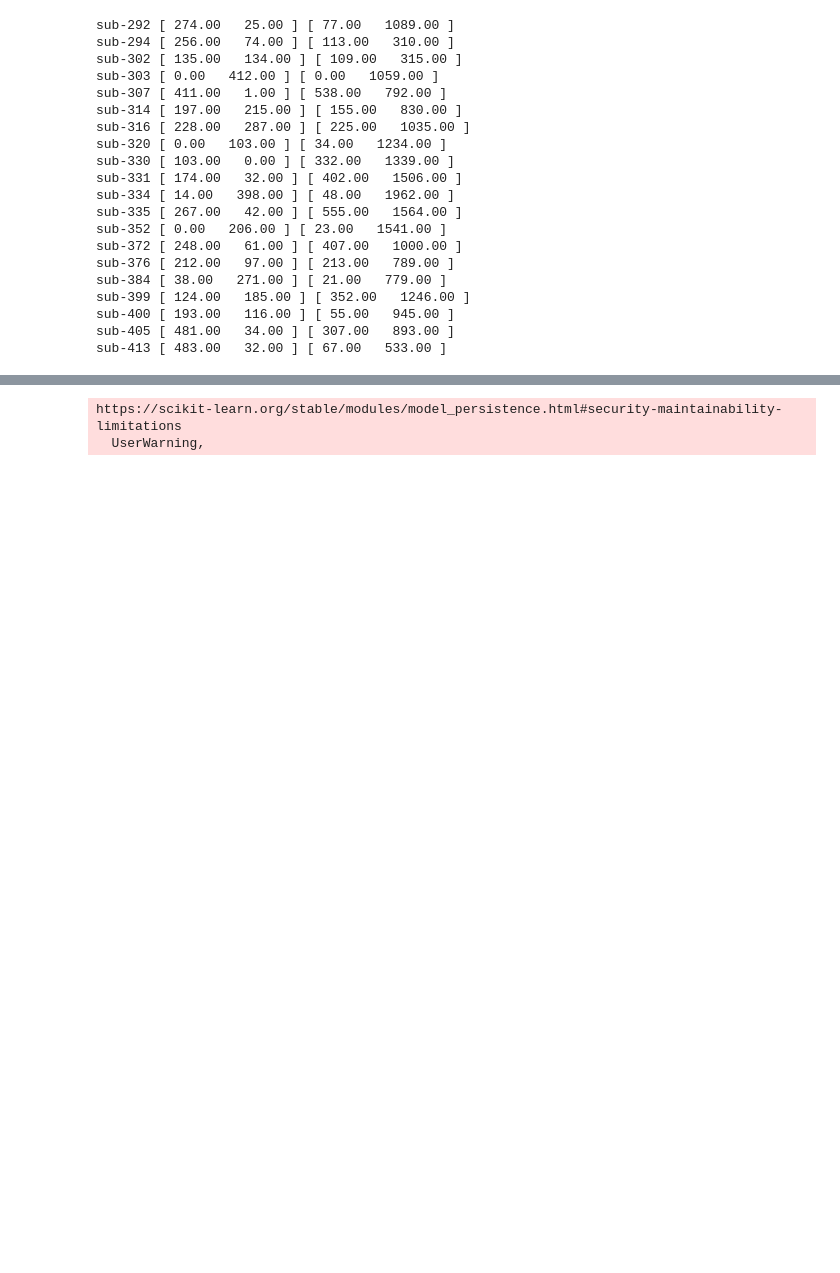
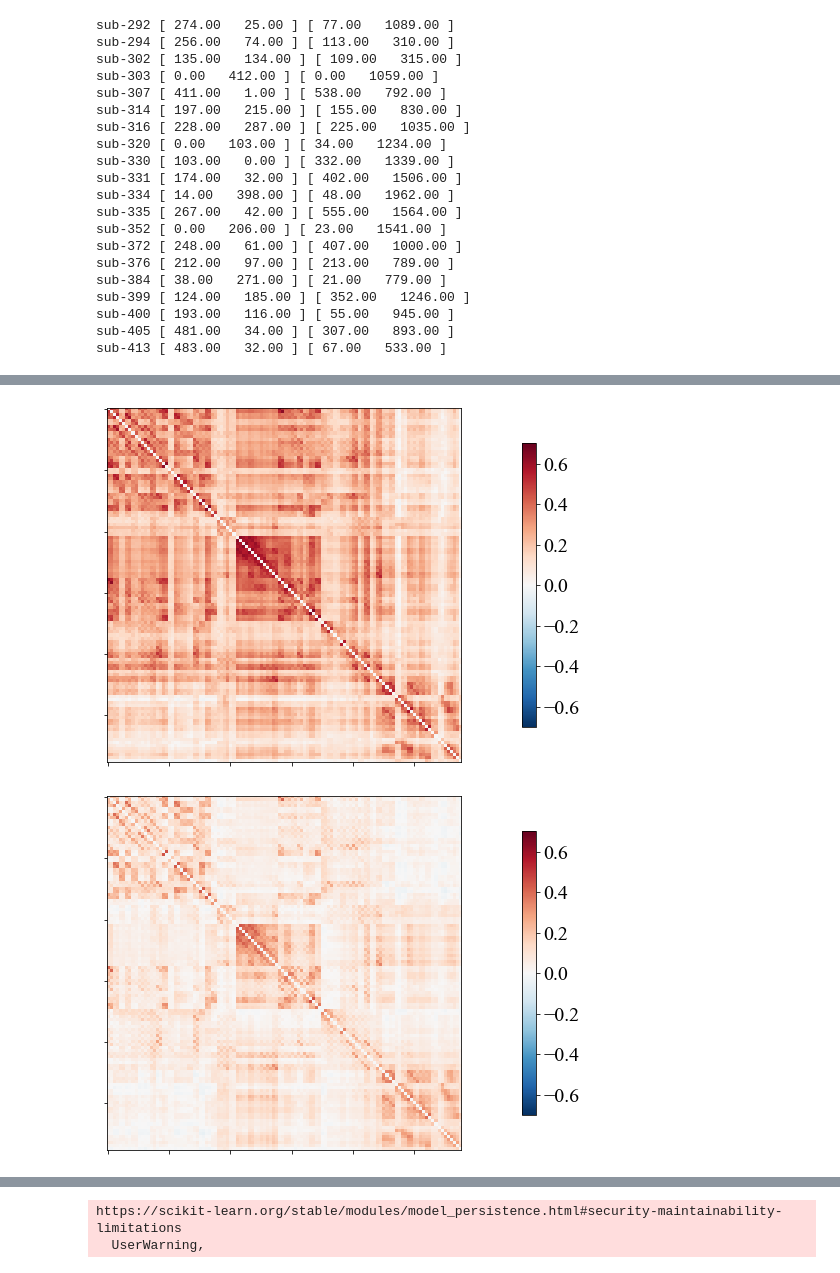
Before and after one commit to miracleXL/es-fmri, a Jupyter notebook: state_analysis.ipynb, the cells around one changed output, grey strips where cells are left out. Saved outputs shown, nothing was run; the diff lists cells and outputs as text; code cells hidden in the pictures; blank space fills up the shorter version.

```diff
--- a/state_analysis.ipynb
+++ b/state_analysis.ipynb
@@ -128 +153,15 @@ for i, fc in enumerate(centroids_postop):
+# %%
+# 聚类中心
+for i, state in enumerate(km.cluster_centers_):
+    fc = state.reshape((116, 116))
+    np.fill_diagonal(fc, 0)
+    fc_display = plotting.plot_matrix(fc, colorbar=True, vmax=0.7, vmin=-0.7)
+    fc_display.colorbar.ax.tick_params(labelsize=fontsize+2)
+    fig_fc, ax_fc = fc_display.figure, fc_display.axes
+    if bg_color:
+        fig_fc.patch.set_color(bg_color)
+    fig_fc.savefig(f"{save_dir}/center_{i}.{fig_format}", format=fig_format, bbox_inches = 'tight')
+# %% [output]
+[figure, added]
+[figure, added]
 # %%
```
Also changed, not shown: parts of 30 cells of this notebook, 5 other files.
